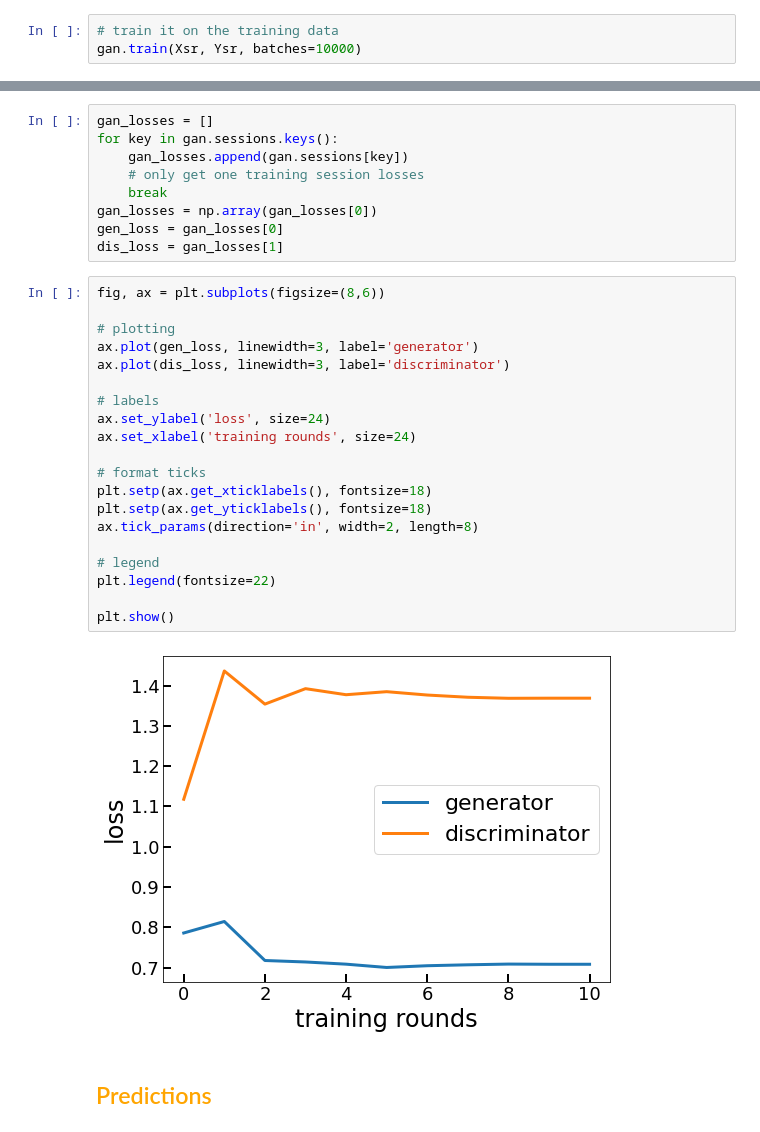
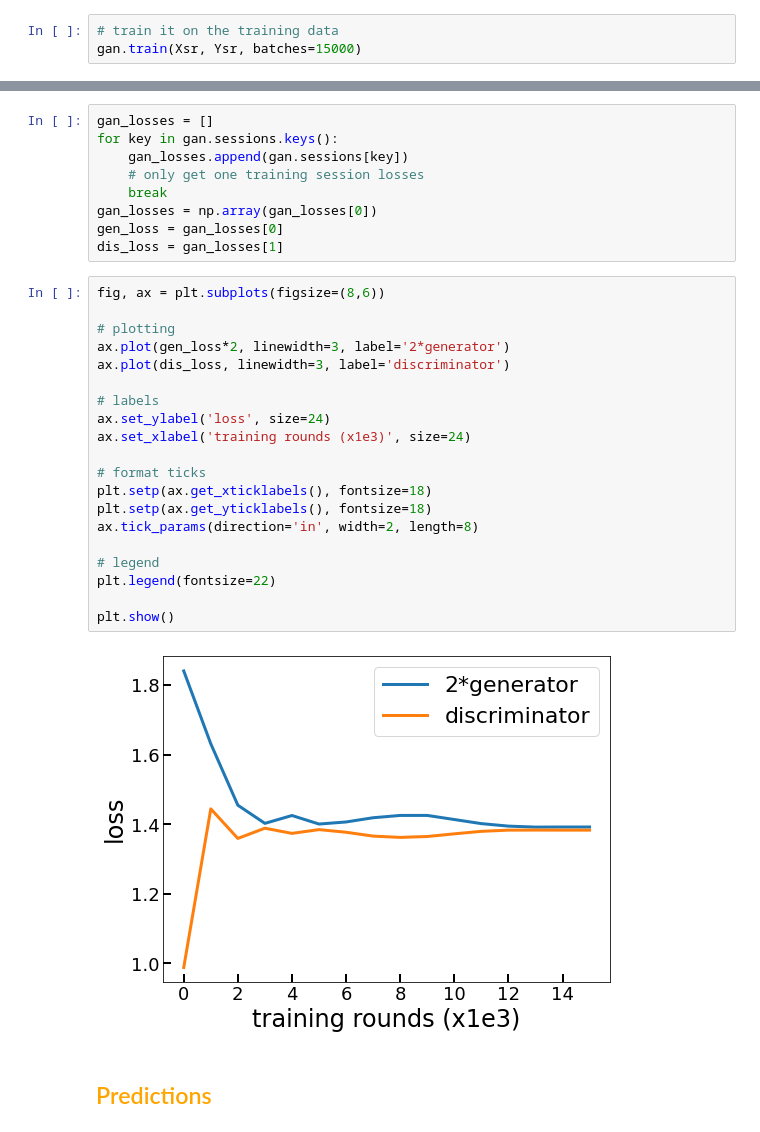
Before and after one commit to GANdy-team/GANdy, a Jupyter notebook: examples/Package_demo.ipynb, the cells around one changed output, grey strips where cells are left out. Drawn from its saved outputs; the diff is of its cells as text.

```diff
--- a/examples/Package_demo.ipynb
+++ b/examples/Package_demo.ipynb
@@ -139,5 +222,5 @@ Passing learning_rate as deepchem model init kwargs.
   " model init kwargs.")
 # %%
 # train it on the training data
-gan.train(Xsr, Ysr, batches=10000)
+gan.train(Xsr, Ysr, batches=15000)
 # %% [output]
@@ -171,25 +259,25 @@ dis_loss = gan_losses[1]
 # %%
 fig, ax = plt.subplots(figsize=(8,6))
 
 # plotting
-ax.plot(gen_loss, linewidth=3, label='generator')
+ax.plot(gen_loss*2, linewidth=3, label='2*generator')
 ax.plot(dis_loss, linewidth=3, label='discriminator')
 
 # labels
 ax.set_ylabel('loss', size=24)
-ax.set_xlabel('training rounds', size=24)
+ax.set_xlabel('training rounds (x1e3)', size=24)
 
 # format ticks
 plt.setp(ax.get_xticklabels(), fontsize=18)
 plt.setp(ax.get_yticklabels(), fontsize=18)
 ax.tick_params(direction='in', width=2, length=8)
 
 # legend
 plt.legend(fontsize=22)
 
 plt.show()
 # %% [output]
-[figure, old version]
+[figure, new version]
 # %% [markdown]
 ## <span style="color:orange"> Predictions</span>
 # %%
```
Also changed, not shown: parts of 27 cells of this notebook.
